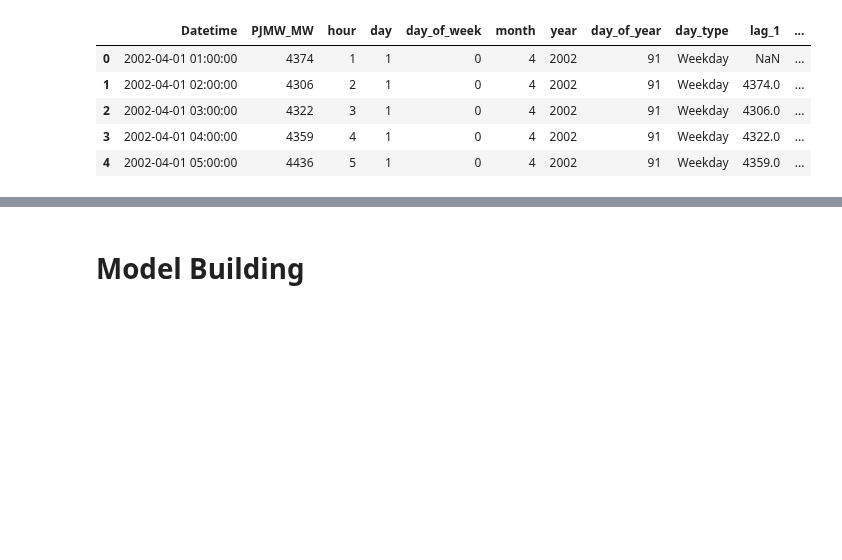
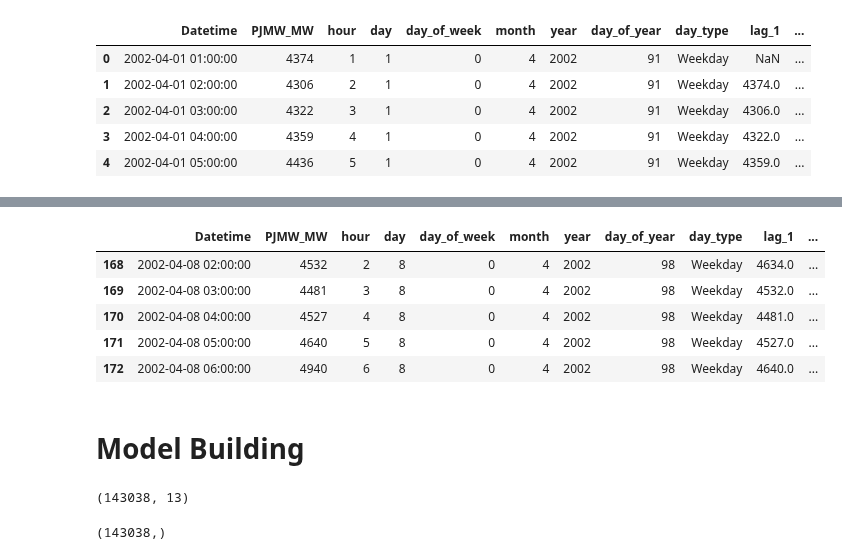
Before and after one commit to balajikoduru/Forecasting_power_supply_demand, a Jupyter notebook: Forecasting_power_supply_project/project.ipynb, the cells around one changed output, grey strips where cells are left out. Drawn from its saved outputs; the diff is of its cells as text; code cells hidden in the pictures; blank space fills up the shorter version.

```diff
--- a/Forecasting_power_supply_project/project.ipynb
+++ b/Forecasting_power_supply_project/project.ipynb
@@ -566,0 +585,2 @@ df.head()
+# %%
+df_model=df.dropna()
@@ -578,2 +616,11 @@ adfuller_result
+# %%
+df_model.head()
+# %% [output]
+|  | Datetime | PJMW_MW | hour | day | day_of_week | month | year | day_of_year | day_type | lag_1 | ... |
+| 168 | 2002-04-08 02:00:00 | 4532 | 2 | 8 | 0 | 4 | 2002 | 98 | Weekday | 4634.0 | ... |
+| 169 | 2002-04-08 03:00:00 | 4481 | 3 | 8 | 0 | 4 | 2002 | 98 | Weekday | 4532.0 | ... |
+| 170 | 2002-04-08 04:00:00 | 4527 | 4 | 8 | 0 | 4 | 2002 | 98 | Weekday | 4481.0 | ... |
+| 171 | 2002-04-08 05:00:00 | 4640 | 5 | 8 | 0 | 4 | 2002 | 98 | Weekday | 4527.0 | ... |
+| 172 | 2002-04-08 06:00:00 | 4940 | 6 | 8 | 0 | 4 | 2002 | 98 | Weekday | 4640.0 | ... |
 # %% [markdown]
 # Model Building
@@ -579,0 +631,8 @@ adfuller_result
+# %%
+X.shape
+# %% [output]
+(143038, 13)
+# %%
+y.shape
+# %% [output]
+(143038,)
```
Also changed, not shown: parts of 4 cells of this notebook.
